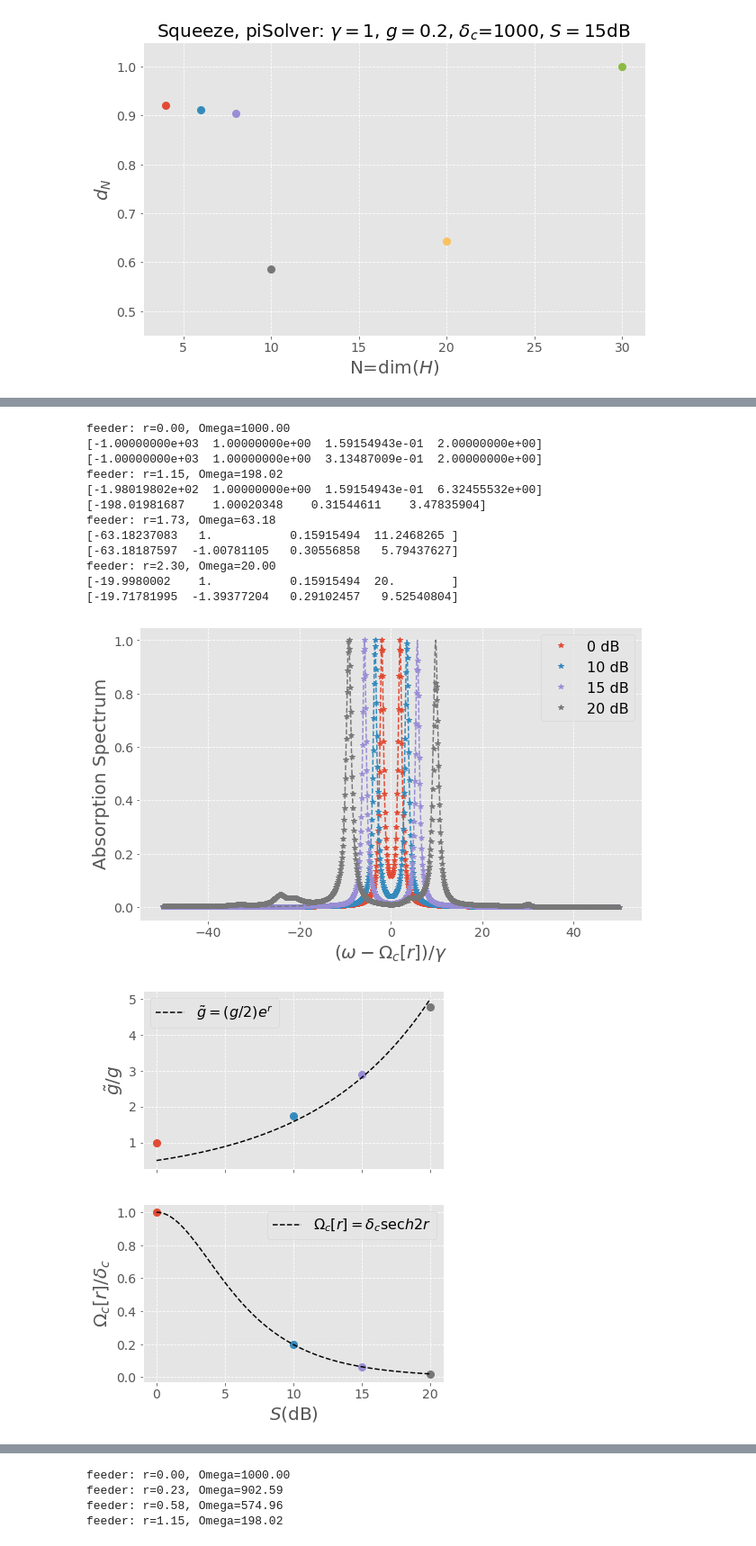
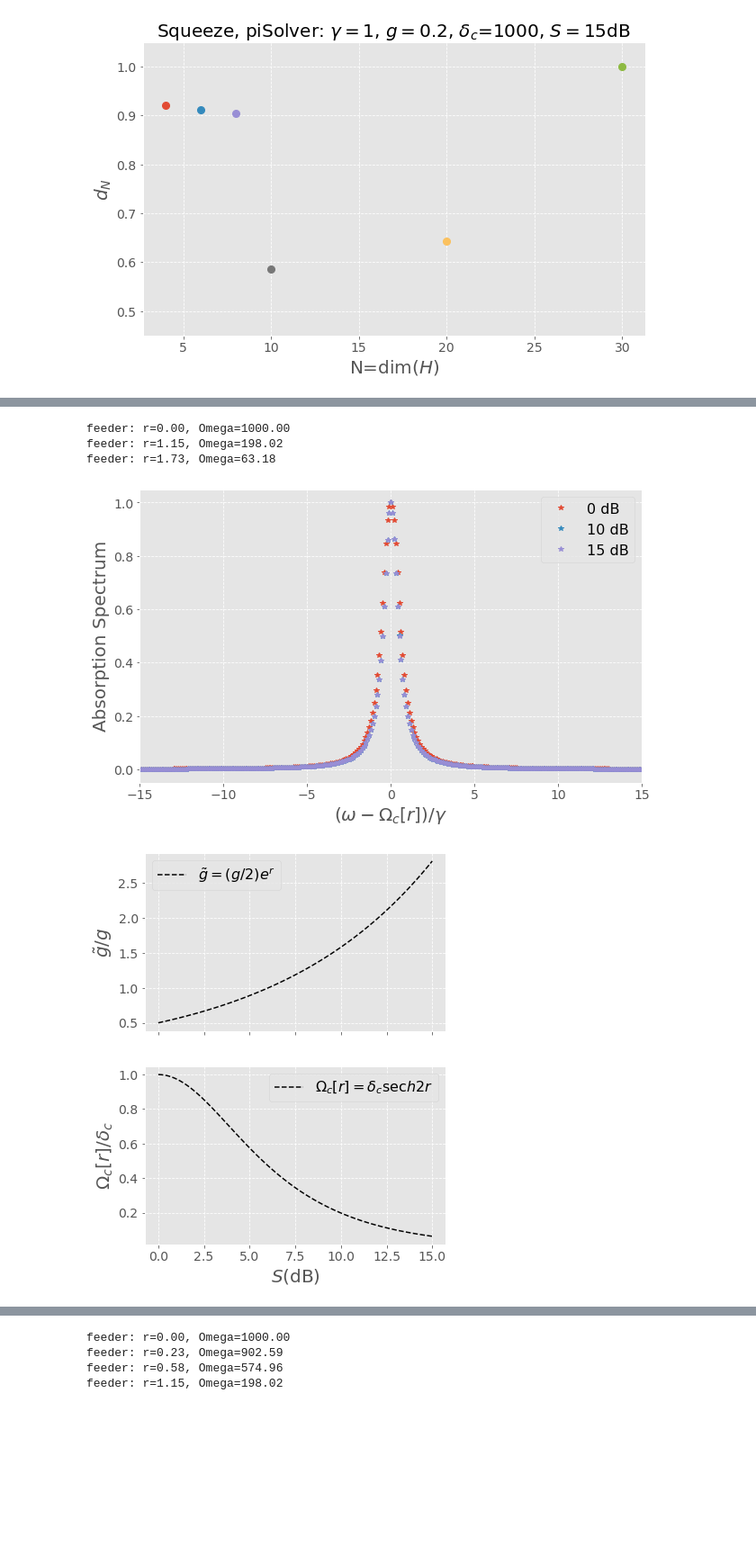
Before and after one commit to MVillius/star3gate, a Jupyter notebook: Full_0.ipynb, the cells around one changed output, grey strips where cells are left out. Shown at 90% size. Saved outputs shown, nothing was run; the diff lists cells and outputs as text; code cells hidden in the pictures; blank space fills up the shorter version.

```diff
--- a/Full_0.ipynb
+++ b/Full_0.ipynb
@@ -584,8 +617,8 @@ feeder: r=1.73, Omega=63.18
 ''' Any Dynamics qubit spectrum vs Squeezing & Fitting '''
 
 # Set parameters
-Ltype = 'Hybrid'
-Slist = np.array([0,10,15,20])
+Ltype = 'UHybrid'
+Slist = np.array([0,10,15])
 Na    = 20
 w_cav = 6e3
 d_cp  = 1e3
@@ -610,11 +643,13 @@ for ii, S in enumerate(Slist):
 
     if Ltype is 'Hybrid':
         sys.Dynamics(Htype='LRsqueez', Dtype='regular', isDrive=False)
+    elif Ltype is 'UHybrid':
+        sys.Dynamics(Htype='LRUsqueez', Dtype='regular', isDrive=False)
+    elif Ltype is 'Pump':
+        sys.Dynamics(Htype='LRrot', Dtype='regular', isDrive=False)
     elif Ltype is 'Squeeze':
         sys.Dynamics(Htype='LRsqueez', Dtype='weird', isDrive=False)
-    elif Ltype is 'Pump':
-        sys.Dynamics(Htype='LRrot', Dtype='regular', isDrive=False)
-    stype.append(qubit_spectrum(sys, w_drive, solver='es'))
+    stype.append(qubit_spectrum(sys, wdrive, solver='es'))
 
 print('done')
 # %% [output]
@@ -632,7 +665,7 @@ done
 ''' Plotting '''
 fig1, ax1 = plt.subplots(1, figsize=(10,6))
 fig2, ax2 = plt.subplots(2,1, figsize=(6,8))
-fitting = True
+fitting = False
 saving  = False
 for ii, S in enumerate(Slist):
     e_pump, w_pump = feeder(S, d_cp, w_cav)
@@ -662,45 +695,36 @@ Slist_th = np.linspace(Slist[0], Slist[-1], 101)
 rlist_th = (1/2)*np.log(10**(Slist_th/10))
 ax2[0].plot(Slist_th, (1/2)*np.exp(rlist_th), 'k--', label=r'$\tilde{g} = (g/2)e^r$')
 ax2[1].plot(Slist_th, 1/np.cosh(2*rlist_th), 'k--', label=r'$\Omega_c[r]=\delta_c\sech{2r}$')
 
-#ax1.set_xlim([-15,15])
+ax1.set_xlim([-15,15])
 
 ax1.set_ylabel(r'Absorption Spectrum')
 ax1.grid(linestyle='--')
 ax1.set_xlabel(r'$(\omega-\Omega_c[r])/\gamma$')
 ax1.legend()
 ax2[0].set_ylabel(r'$\tilde{g}/g$')
 ax2[0].grid(linestyle='--')
 #ax2[0].set_xlabel(r'$S$(dB)')
 ax2[0].xaxis.set_ticklabels([])
 ax2[0].legend()
 ax2[1].set_ylabel(r'$\Omega_c[r]/\delta_c$')
 ax2[1].grid(linestyle='--')
 ax2[1].set_xlabel(r'$S$(dB)')
 ax2[1].legend()
 plt.show()
 
 if saving:
     fig1.tight_layout()
     fig1.savefig('VRS_Leroux_spectrum_g%.1f.png'%g)
     fig2.tight_layout()
     fig2.savefig('VRS_Leroux_g_g%.1f.png'%g)
     #fig.savefig(my_path+my_file)
 # %% [output]
 feeder: r=0.00, Omega=1000.00
-[-1.00000000e+03  1.00000000e+00  1.59154943e-01  2.00000000e+00]
-[-1.00000000e+03  1.00000000e+00  3.13487009e-01  2.00000000e+00]
 feeder: r=1.15, Omega=198.02
-[-1.98019802e+02  1.00000000e+00  1.59154943e-01  6.32455532e+00]
-[-198.01981687    1.00020348    0.31544611    3.47835904]
 feeder: r=1.73, Omega=63.18
-[-63.18237083   1.           0.15915494  11.2468265 ]
-[-63.18187597  -1.00781105   0.30556858   5.79437627]
-feeder: r=2.30, Omega=20.00
-[-19.9980002    1.           0.15915494  20.        ]
-[-19.71781995  -1.39377204   0.29102457   9.52540804]
-[figure, old version]
+[figure, new version]
-[figure, old version]
+[figure, new version]
 # %%
 ''' All 3 dynamic qubit spectra & comparison '''
 # Set parameters
```
Also changed, not shown: parts of 15 cells of this notebook.
